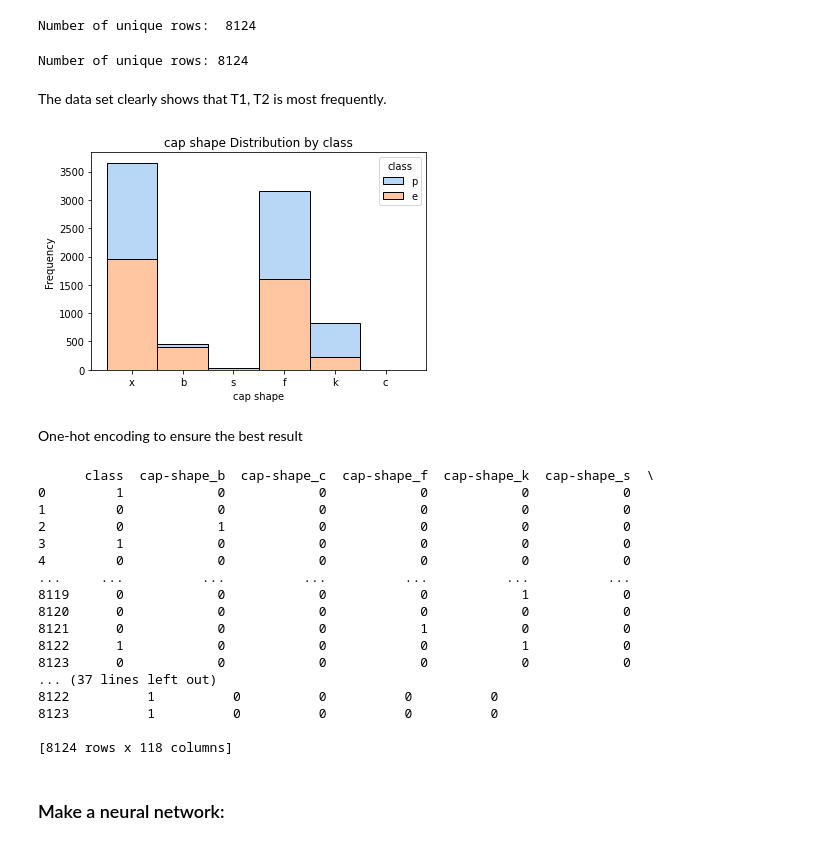
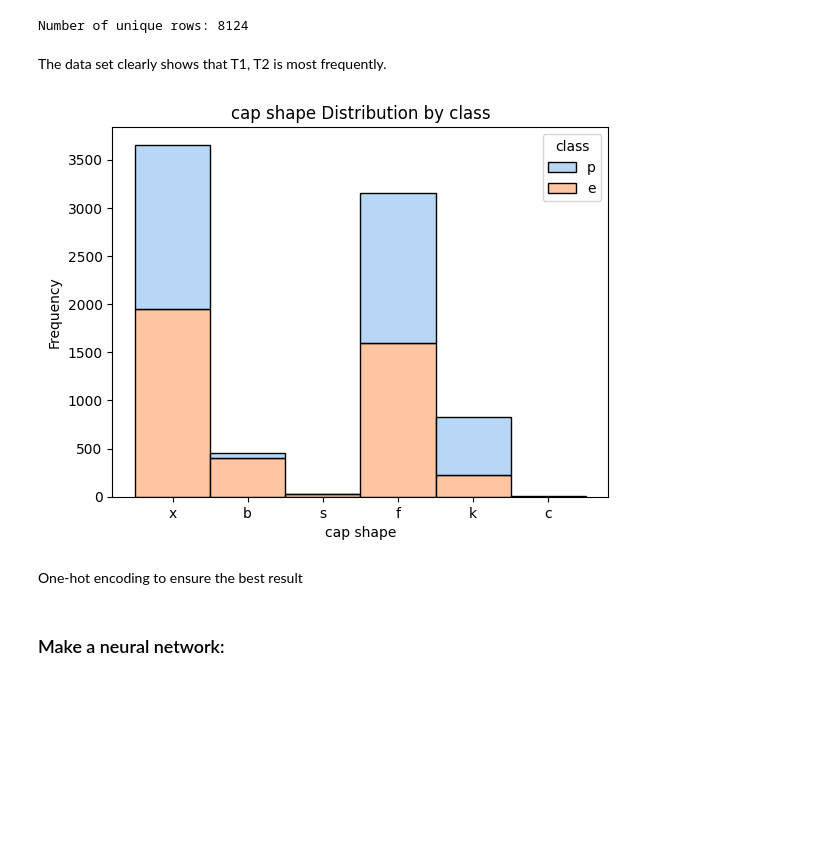
Before and after one commit to 591122/Sopp, a Jupyter notebook: NormalAlgorithms/ML_project_fullPOP.ipynb, the cells around one changed output. Drawn from its saved outputs; the diff is of its cells as text; code cells hidden in the pictures; blank space fills up the shorter version.

```diff
--- a/NormalAlgorithms/ML_project_fullPOP.ipynb
+++ b/NormalAlgorithms/ML_project_fullPOP.ipynb
@@ -21,22 +21,21 @@ Importing dataset:
 # %%
 #path:
 #file_path = r"C:\Users\vikto\Documents\Skole\Datadrevne_systemer\ML_Project\glass_data-4_lev.csv"
-file_path = "../Datasett/mushrooms.csv"
+file_path_training = "../Datasett/train_set.csv"
+file_path_test = "../Datasett/test_set.csv"
+file_path_total_set =   "../Datasett/mushrooms.csv"
 #importing file and print how the structure of data were inported.
-df = pd.read_csv(file_path)
+df_training = pd.read_csv(file_path_training)
+df_test = pd.read_csv(file_path_test)
+df_total = pd.read_csv(file_path_total_set)
 
-# Define a mapping dictionary
-#type_mapping = {'T1': 0, 'T2': 1, 'T3': 2, 'T4': 3, 'T5': 4, 'T6': 5}
 
-# Apply the mapping to the 'Type' column
-#df['Type'] = df['Type'].map(type_mapping)
 
 #drop ID number
 #df = df.drop(columns=['Id'])
 
-# Verify the 'Type' column is now of type int64
-print(df['class'].dtype)
-df.info()
+print(df_total['class'].dtype)
+df_total.info()
 # %% [output]
 object
 <class 'pandas.core.frame.DataFrame'>
@@ -69,64 +67,21 @@ Number of unique rows:  8124
-# %%
-# Check the number of unique rows in the DataFrame
-num_unique_rows = df.drop_duplicates().shape[0]
-
-# Print the result
-print("Number of unique rows:", num_unique_rows)
-# %% [output]
-Number of unique rows: 8124
 # %% [markdown]
 The data set clearly shows that T1, T2 is most frequently.
 # %%
 # Create a histogram of age with hue for income
-sns.histplot(data=df, x='cap-shape', hue='class', multiple='stack', palette='pastel')
+sns.histplot(data=df_total, x='capShape', hue='class', multiple='stack', palette='pastel')
 
 # Add labels and title
 plt.xlabel('cap shape')
 plt.ylabel('Frequency')
 plt.title('cap shape Distribution by class')
 
 # Show the plot
 plt.show()
 # %% [output]
-[figure, old version]
+[figure, new version]
 # %%
 #for col in df.columns[:-1]:  # Exclude the 'Type' column
  #   sns.boxplot(x='Type', y=col, data=df)
   #  plt.show()
 # %% [markdown]
 One-hot encoding to ensure the best result
-# %%
-import pandas as pd
-
-# Perform one-hot encoding for all categorical columns except the "class" column
-df_encoded = pd.get_dummies(df, columns=["cap-shape","cap-surface","cap-color","bruises","odor","gill-attachment","gill-spacing","gill-size","gill-color","stalk-shape","stalk-root","stalk-surface-above-ring","stalk-surface-below-ring","stalk-color-above-ring","stalk-color-below-ring","veil-type","veil-color","ring-number","ring-type","spore-print-color","population","habitat"])
-
-# You can also encode the target variable "class" if needed
-# class_encoded = pd.get_dummies(df["class"], prefix="class")
-
-# Replace "p" with 1 and "e" with 0 in the "class" column in the df_encoded DataFrame
-df_encoded['class'] = df_encoded['class'].apply(lambda x: 1 if x == 'p' else 0)
-
-# Convert the "class" column to a numeric data type (int)
-#df_encoded['class'] = pd.to_numeric(df['class'])
-
-# Print the resulting DataFrame
-print(df_encoded)
-# %% [output]
-      class  cap-shape_b  cap-shape_c  cap-shape_f  cap-shape_k  cap-shape_s  \
-0         1            0            0            0            0            0
-1         0            0            0            0            0            0
-2         0            1            0            0            0            0
-3         1            0            0            0            0            0
-4         0            0            0            0            0            0
-...     ...          ...          ...          ...          ...          ...
-8119      0            0            0            0            1            0
-8120      0            0            0            0            0            0
-8121      0            0            0            1            0            0
-8122      1            0            0            0            1            0
-8123      0            0            0            0            0            0
-... (37 lines left out)
-8122          1          0          0          0          0
-8123          1          0          0          0          0
-
-[8124 rows x 118 columns]
```
Also changed, not shown: parts of 23 cells of this notebook, 1 other file.
